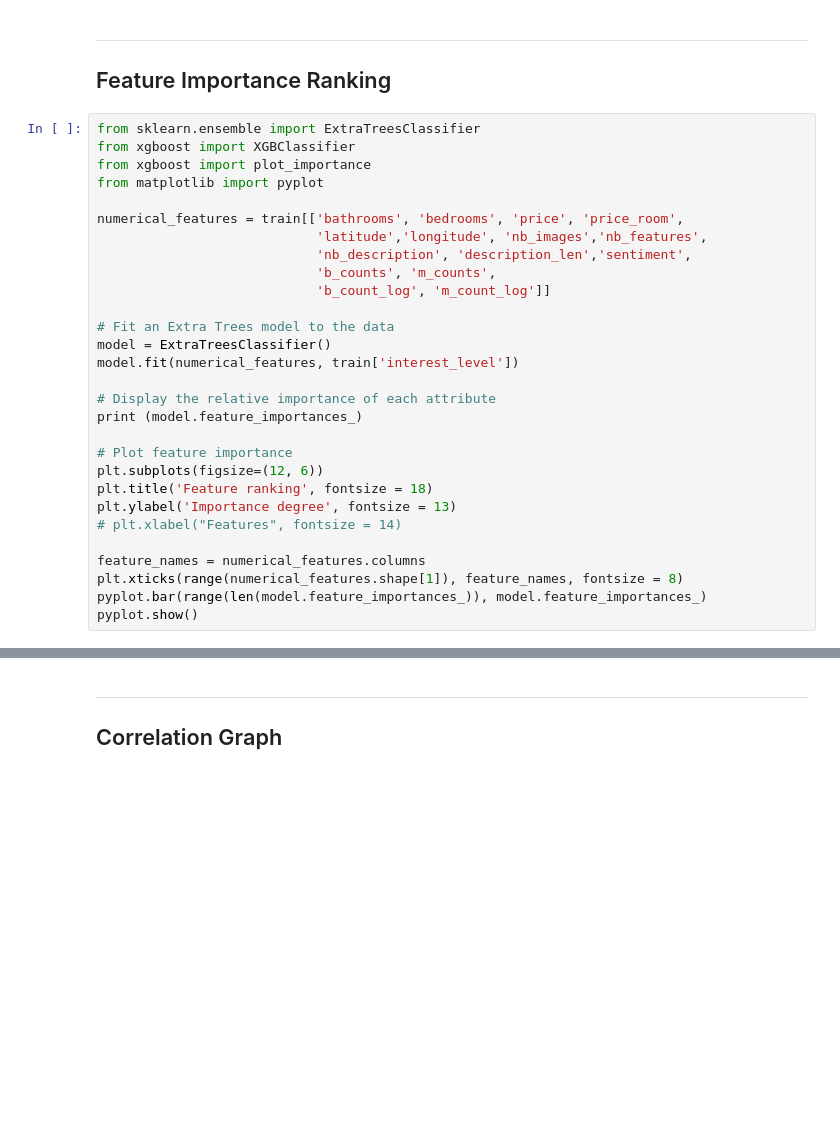
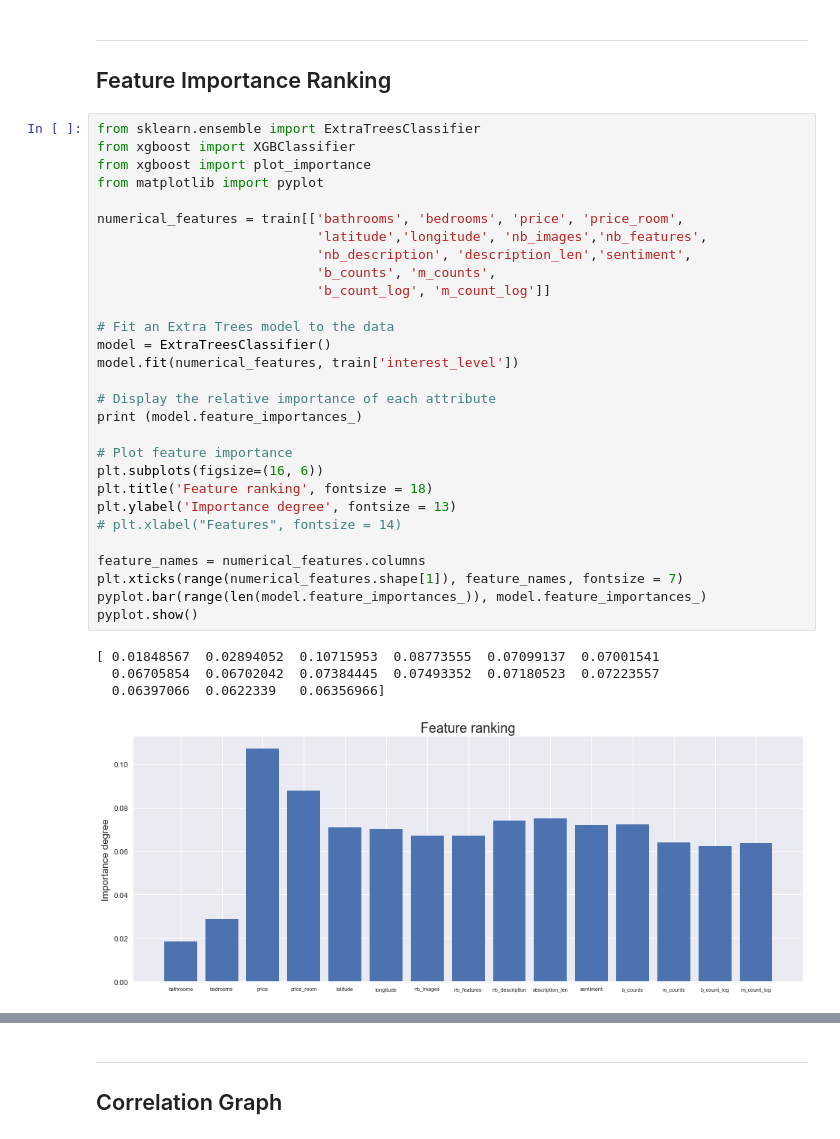
Before and after one commit to elisoyoungkim/rent-interest-classifier, a Jupyter notebook: two_sigma.ipynb, the cells around one changed output, grey strips where cells are left out. Cells and saved outputs as stored; diff of their text form; blank space fills up the shorter version.

```diff
--- a/two_sigma.ipynb
+++ b/two_sigma.ipynb
@@ -198,32 +283,37 @@ Feature Importance Ranking
 # %%
 from sklearn.ensemble import ExtraTreesClassifier
 from xgboost import XGBClassifier
 from xgboost import plot_importance
 from matplotlib import pyplot
 
 numerical_features = train[['bathrooms', 'bedrooms', 'price', 'price_room',
                             'latitude','longitude', 'nb_images','nb_features',
                             'nb_description', 'description_len','sentiment',
                             'b_counts', 'm_counts',
                             'b_count_log', 'm_count_log']]
 
 # Fit an Extra Trees model to the data
 model = ExtraTreesClassifier()
 model.fit(numerical_features, train['interest_level'])
 
 # Display the relative importance of each attribute
 print (model.feature_importances_)
 
 # Plot feature importance
-plt.subplots(figsize=(12, 6))
+plt.subplots(figsize=(16, 6))
 plt.title('Feature ranking', fontsize = 18)
 plt.ylabel('Importance degree', fontsize = 13)
 # plt.xlabel("Features", fontsize = 14)
 
 feature_names = numerical_features.columns
-plt.xticks(range(numerical_features.shape[1]), feature_names, fontsize = 8)
+plt.xticks(range(numerical_features.shape[1]), feature_names, fontsize = 7)
 pyplot.bar(range(len(model.feature_importances_)), model.feature_importances_)
 pyplot.show()
+# %% [output]
+[ 0.01848567  0.02894052  0.10715953  0.08773555  0.07099137  0.07001541
+  0.06705854  0.06702042  0.07384445  0.07493352  0.07180523  0.07223557
+  0.06397066  0.0622339   0.06356966]
+[figure, added]
 # %%
 # Use feature importance for feature selection
 from numpy import sort
```
Also changed, not shown: parts of 27 cells of this notebook.
